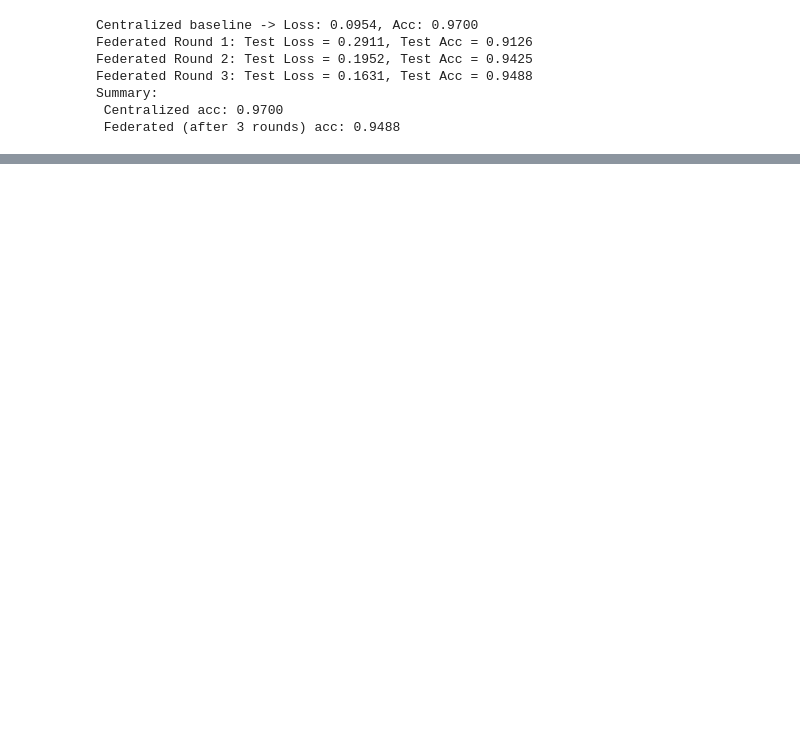
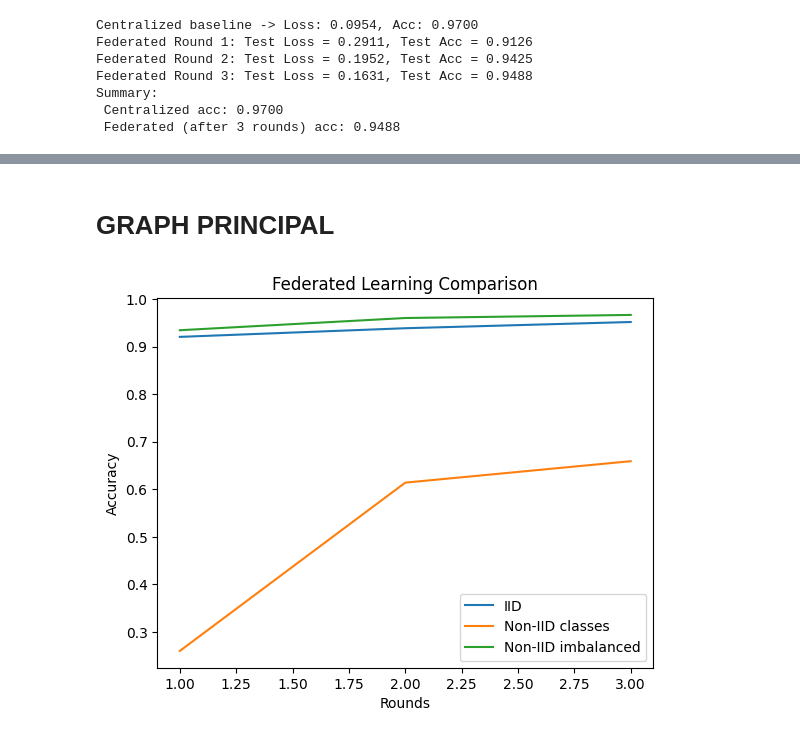
Before and after one commit to Neginow/Federated-Learning-Project, a Jupyter notebook: federated_mnist.ipynb, the cells around one changed output, grey strips where cells are left out. Drawn from its saved outputs; the diff is of its cells as text; code cells hidden in the pictures; blank space fills up the shorter version.

```diff
--- a/federated_mnist.ipynb
+++ b/federated_mnist.ipynb
@@ -188,7 +184,7 @@ Client data sizes (IID): [12000, 12000, 12000, 12000, 12000]
 ## Local training (clients train for 1 epoch)
 # %%
 def local_train_update(global_state_dict, train_loader: DataLoader, device: torch.device, lr: float = 0.1, epochs: int = 1):
-    """Create a local model, load the global weights, train locally, and return the updated state_dict and number of samples.
+    """ fonction de mise à jour de l'entraînement local
     """
     model = create_model()
     model.load_state_dict(global_state_dict)
@@ -198,7 +194,7 @@ def local_train_update(global_state_dict, train_loader: DataLoader, device: torc
         train_one_epoch(model, train_loader, optimizer, device)
     return model.state_dict(), len(train_loader.dataset)
 
-# Quick smoke test: run local update on first client using central model state
+# test de la mise à jour locale
 test_state, test_samples = local_train_update(central_model.state_dict(), client_loaders[0], device, lr=0.1, epochs=1)
 print('Local training produced state dict keys:', list(test_state.keys())[:5], 'num samples:', test_samples)
 # %% [output]
@@ -301,0 +436,26 @@ Summary:
+# %%
+def split_noniid_imbalanced(dataset, num_clients=5):
+    total_len = len(dataset)
+    proportions = [0.6, 0.2, 0.1, 0.05, 0.05]
+
+    indices = np.random.permutation(total_len)
+    splits = (np.array(proportions) * total_len).astype(int)
+
+    subsets = []
+    start = 0
+    for s in splits:
+        subsets.append(Subset(dataset, indices[start:start+s]))
+        start += s
+
+    return subsets
+
+client_subsets_imbalanced = split_noniid_imbalanced(train_dataset, NUM_CLIENTS)
+
+client_loaders_imbalanced = [
+    DataLoader(subset, batch_size=BATCH_SIZE, shuffle=True)
+    for subset in client_subsets_imbalanced
+]
+
+results_imbalanced = run_federated(client_loaders_imbalanced)
+
+print("Non-IID (imbalanced) results:", results_imbalanced)
@@ -301,0 +523,16 @@ Summary:
+# %% [markdown]
+# GRAPH PRINCIPAL
+# %%
+rounds = range(1, len(results_iid) + 1)
+
+plt.plot(rounds, results_iid, label="IID")
+plt.plot(rounds, results_noniid, label="Non-IID classes")
+plt.plot(rounds, results_imbalanced, label="Non-IID imbalanced")
+
+plt.xlabel("Rounds")
+plt.ylabel("Accuracy")
+plt.title("Federated Learning Comparison")
+plt.legend()
+plt.show()
+# %% [output]
+[figure, added]
```
Also changed, not shown: parts of 56 cells of this notebook.
